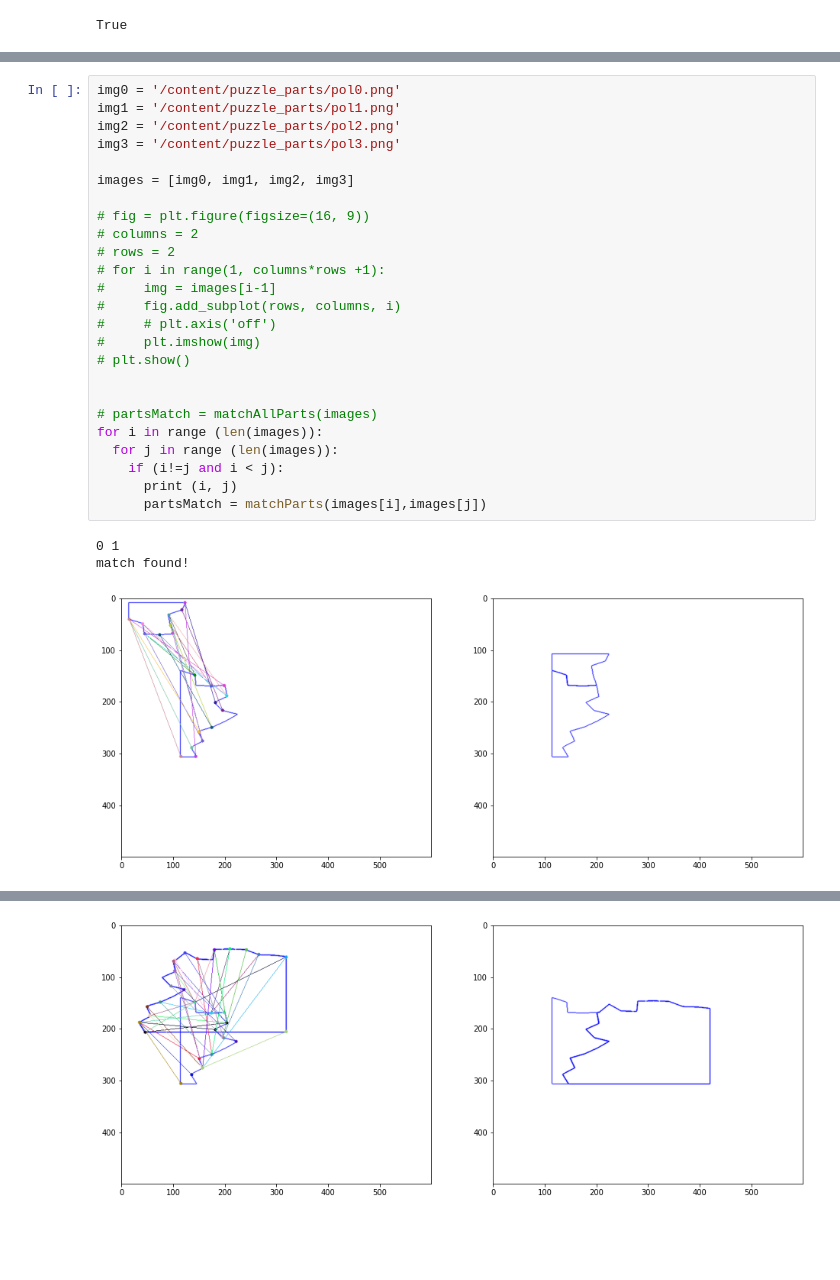
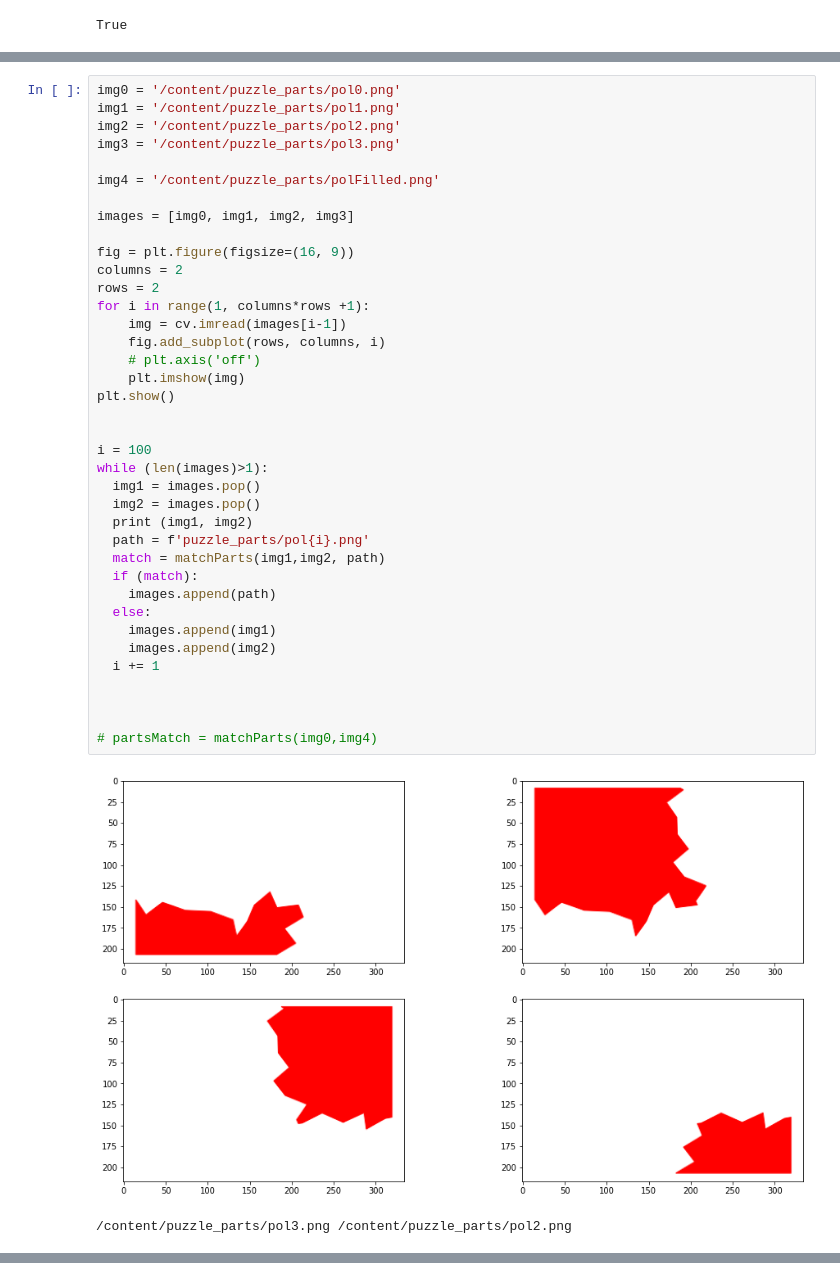
Before and after one commit to Sardaan/puzzle, a Jupyter notebook: puzzle.ipynb, the cells around one changed output, grey strips where cells are left out. Saved outputs shown, nothing was run; the diff lists cells and outputs as text; blank space fills up the shorter version.

```diff
--- a/puzzle.ipynb
+++ b/puzzle.ipynb
@@ -656,29 +681,41 @@ match found!
 # %%
 img0 = '/content/puzzle_parts/pol0.png'
 img1 = '/content/puzzle_parts/pol1.png'
 img2 = '/content/puzzle_parts/pol2.png'
 img3 = '/content/puzzle_parts/pol3.png'
 
+img4 = '/content/puzzle_parts/polFilled.png'
+
 images = [img0, img1, img2, img3]
 
-# fig = plt.figure(figsize=(16, 9))
-# columns = 2
-# rows = 2
-# for i in range(1, columns*rows +1):
-#     img = images[i-1]
-#     fig.add_subplot(rows, columns, i)
-#     # plt.axis('off')
-#     plt.imshow(img)
-# plt.show()
+fig = plt.figure(figsize=(16, 9))
+columns = 2
+rows = 2
+for i in range(1, columns*rows +1):
+    img = cv.imread(images[i-1])
+    fig.add_subplot(rows, columns, i)
+    # plt.axis('off')
+    plt.imshow(img)
+plt.show()
 
 
-# partsMatch = matchAllParts(images)
-for i in range (len(images)):
-  for j in range (len(images)):
-    if (i!=j and i < j):
-      print (i, j)
-      partsMatch = matchParts(images[i],images[j])
+i = 100
+while (len(images)>1):
+  img1 = images.pop()
+  img2 = images.pop()
+  print (img1, img2)
+  path = f'puzzle_parts/pol{i}.png'
+  match = matchParts(img1,img2, path)
+  if (match):
+    images.append(path)
+  else:
+    images.append(img1)
+    images.append(img2)
+  i += 1
+
+
+
+# partsMatch = matchParts(img0,img4)
 # %% [output]
+[figure, new version]
-0 1
-match found!
+/content/puzzle_parts/pol3.png /content/puzzle_parts/pol2.png
-[figure, old version]
@@ -687,2 +724 @@ match found!
 match found!
-[figure, old version]
```
Also changed, not shown: parts of 9 cells of this notebook.
